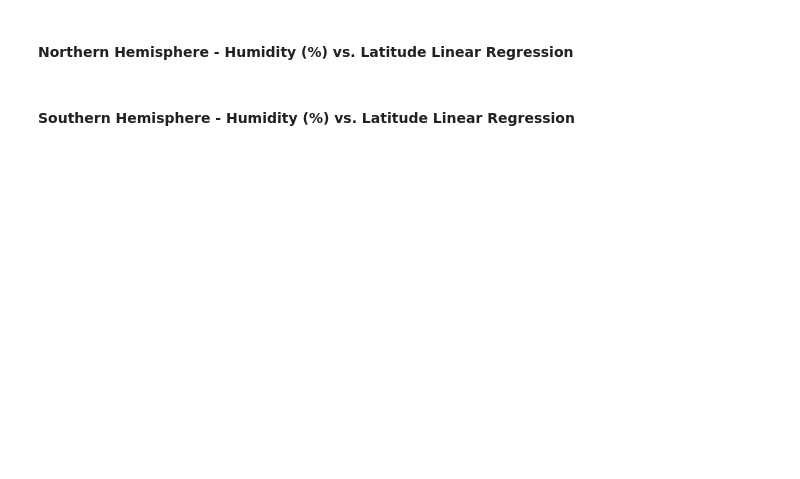
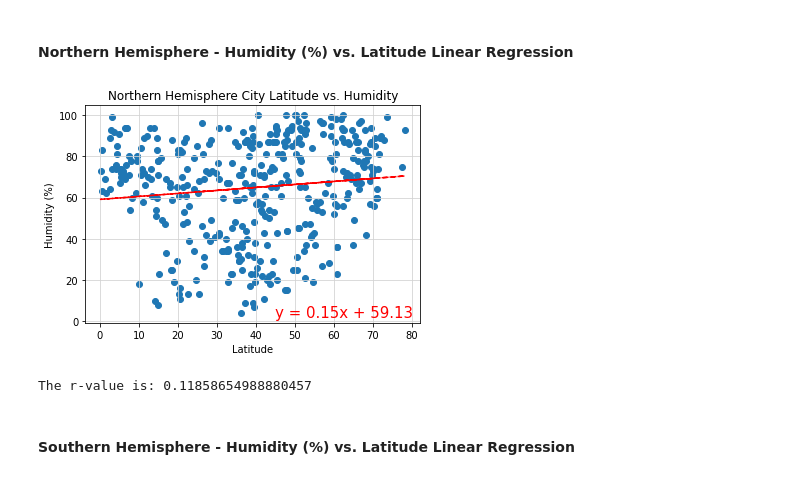
Before and after one commit to RobinWaves/python-api-challenge, a Jupyter notebook: WeatherPy/WeatherPy.ipynb, the cells around one changed output. Saved outputs shown, nothing was run; the diff lists cells and outputs as text; code cells hidden in the pictures; blank space fills up the shorter version.

```diff
--- a/WeatherPy/WeatherPy.ipynb
+++ b/WeatherPy/WeatherPy.ipynb
@@ -285,4 +285,31 @@ The r-value is: 0.2620263857999086
 # %% [markdown]
 ####  Northern Hemisphere - Humidity (%) vs. Latitude Linear Regression
+# %%
+north_hemi_humidity = north_hemi['Humidity']
+# Perform a linear regression for the Northern Hemisphere on cities humidity vs latitude
+nhl_slope, nhl_int, nhl_r, nhl_p, nhl_std_err = linregress(north_hemi_lat, north_hemi_humidity)
+
+# Create equation of line to calculate predicted max temp
+nhl_fit = nhl_slope * north_hemi_lat + nhl_int
+
+# Create line equation string
+line_eq = f"y = {nhl_slope:1.2f}x + {nhl_int:1.2f}"
+
+plt.scatter(north_hemi_lat, north_hemi_humidity)
+plt.plot(north_hemi_lat, nhl_fit, "--", color = 'r')
+
+plt.title("Northern Hemisphere City Latitude vs. Humidity")
+plt.xlabel("Latitude")
+plt.ylabel("Humidity (%)")
+plt.grid (b=True,which='major',axis='both',linestyle='-',color='lightgrey')
+plt.annotate(line_eq,(45, 2),fontsize=15,color="red")
+
+#plt.savefig('output_data/NorthHemiLatVsMaxTemp')
+plt.show()
+
+print(f"The r-value is: {nhl_r}") ### square this? ###
+# %% [output]
+[figure, added]
+The r-value is: 0.11858654988880457
 # %% [markdown]
 ####  Southern Hemisphere - Humidity (%) vs. Latitude Linear Regression
```
Also changed, not shown: parts of 7 cells of this notebook.
